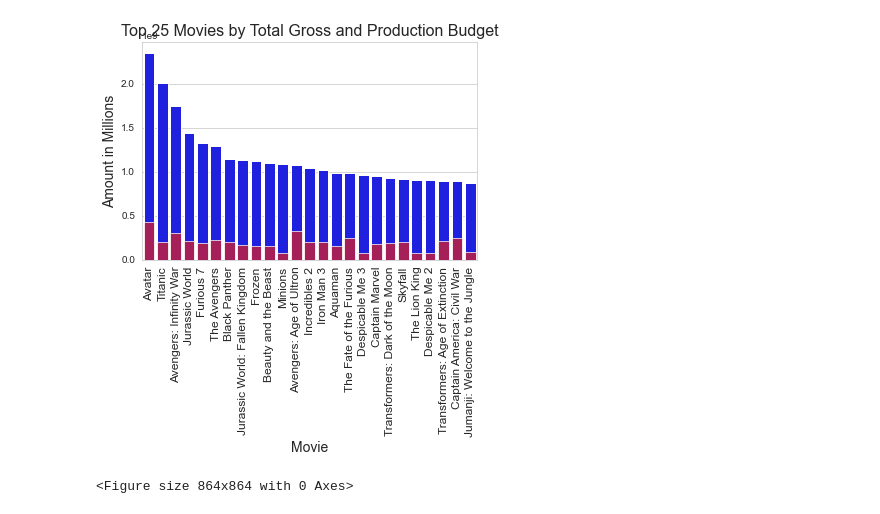
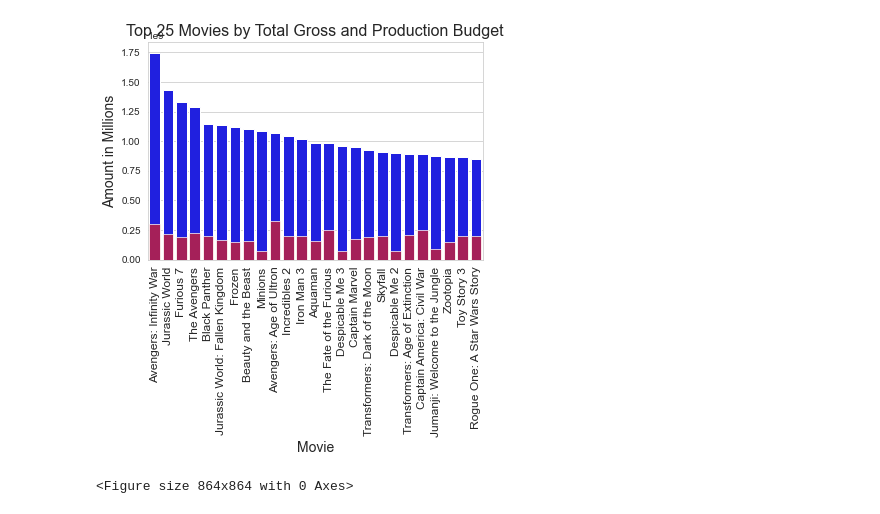
Before and after one commit to lillianlakes/box-office-films, a Jupyter notebook: Untitled.ipynb, the cells around one changed output. Saved outputs shown, nothing was run; the diff lists cells and outputs as text; code cells hidden in the pictures.

```diff
--- a/Untitled.ipynb
+++ b/Untitled.ipynb
@@ -50,4 +50,4 @@ movie_budget["foreign_gross"] = movie_budget["worldwide_gross"] - movie_budget["
 movie_budget["total_profit"] = movie_budget["worldwide_gross"] - movie_budget["production_budget"]
 
 # create "total_profit_margin" column by dividing "total_profit" by "production_budget"
-movie_budget["total_profit_margin"] = movie_budget["total_profit"] / movie_budget["production_budget"]
+movie_budget["total_profit_margin"] = (movie_budget["total_profit"] / movie_budget["production_budget"])*100
@@ -73,3 +75,12 @@ movie_basics.drop_duplicates(subset="primary_title", keep="last", inplace=True)
 movie_df = pd.merge(movie_basics, movie_budget, left_on="primary_title", right_on="movie", how="inner")
 # %%
 movie_df.drop(["job", "characters", "movie_id", "primary_profession", "person_id", "primary_title", "original_title"], axis=1, inplace=True)
+# %%
+movie_df = movie_df[["movie", "genre", 'release_month', 'release_year', "production_budget", "domestic_gross", "foreign_gross", "worldwide_gross", "total_profit", "total_profit_margin", "primary_name", 'birth_year', 'death_year']]
+# %%
+# create new columns for main genre and sub-genres
+movie_df['genre'] = movie_df['genres'].str.split(',').str[0]
+movie_df['sub_genres'] = movie_df['genres'].str.split(',').str[1:].apply(lambda x: ','.join(x) if isinstance(x, list) else None)
+
+# drop original genres column
+movie_df.drop('genres', axis=1, inplace=True)
@@ -96,3 +118,11 @@ memory usage: 325.4+ KB
+# %%
+# convert release_date to datetime and create release_year and release_month columns
+movie_df["release_date"] = pd.to_datetime(movie_df["release_date"])
+movie_df["release_year"] = movie_df["release_date"].dt.year
+movie_df["release_month"] = movie_df["release_date"].dt.month
+
+# filter merged_df to only include movies released in or after 2010
+movie_df = movie_df[movie_df["release_year"] >= 2010]
 # %%
 # Create a boolean mask for movies with total_gross over the high budget threshold
 #https://www.studiobinder.com/blog/production-budget/
@@ -111,26 +141,26 @@ mid_budget = movie_df[budget_mask]
 # %%
 # sort dataframe by total gross and select top 50 movies
 top_50 = movie_df.sort_values(by='total_profit', ascending=False).head(25)
 
 sns.set_style('whitegrid')
 
 # create stacked bar plot of total gross and production budget
 sns.barplot(x='movie', y='total_profit', data=top_50, color='blue')
 sns.barplot(x='movie', y='production_budget', data=top_50, color='red', alpha=0.7, estimator=sum)
 
 # add labels and title
 plt.xlabel('Movie', fontsize=14)
 plt.ylabel('Amount in Millions', fontsize=14)
-plt.title('Top 25 Movies by Total Gross and Production Budget', fontsize=16)
+plt.title('Top 25 Movies by Total Profit and Production Budget', fontsize=16)
 
 # rotate x-axis labels for better readability
 plt.xticks(rotation=90, fontsize=12)
 
 # increase figure size
 plt.figure(figsize=(12,12))
 
 # display plot
 plt.show()
 # %% [output]
-[figure, old version]
+[figure, new version]
 <Figure size 864x864 with 0 Axes>
```
Also changed, not shown: parts of 12 cells of this notebook.
